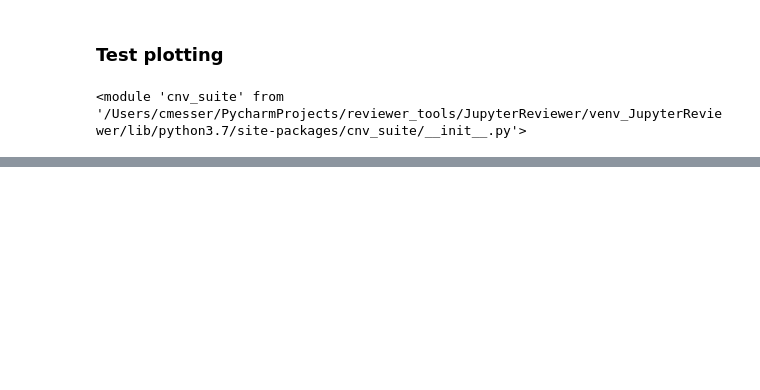
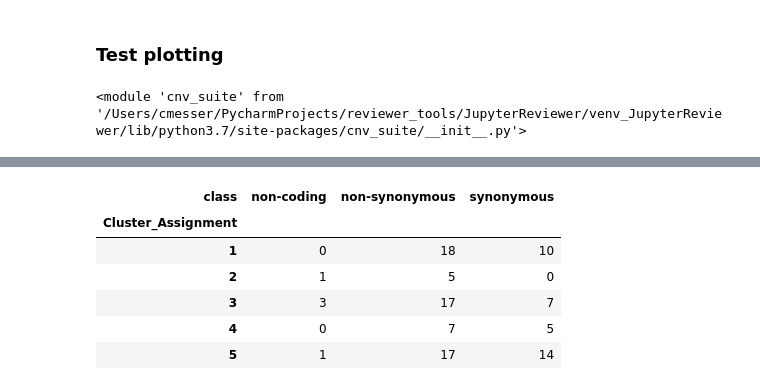
Before and after one commit to getzlab/AnnoMate, a Jupyter notebook: JupyterReviewer/Reviewers/PhylogicReviewer.ipynb, the cells around one changed output, grey strips where cells are left out. Drawn from its saved outputs; the diff is of its cells as text; code cells hidden in the pictures; blank space fills up the shorter version.

```diff
--- a/JupyterReviewer/Reviewers/PhylogicReviewer.ipynb
+++ b/JupyterReviewer/Reviewers/PhylogicReviewer.ipynb
@@ -313,3 +345,9 @@ import cnv_suite
 importlib.reload(cnv_suite)
 # %% [output]
 <module 'cnv_suite' from '/Users/cmesser/PycharmProjects/reviewer_tools/JupyterReviewer/venv_JupyterReviewer/lib/python3.7/site-packages/cnv_suite/__init__.py'>
+# %%
+mut_ccfs_df = pd.read_csv(df.loc['ONC106612', 'mut_ccfs'], sep='\t')
+mut_ccfs_df['unique_mut_id'] = mut_ccfs_df.apply(get_unique_identifier, axis=1)  # mut_ccfs file has default columns
+mut_ccfs_df.drop_duplicates('unique_mut_id', inplace=True)
+
+cluster_group = mut_ccfs_df.groupby('Cluster_Assignment')
@@ -315,0 +364,23 @@ importlib.reload(cnv_suite)
+# %%
+mut_ccfs_df['snp_indel'] = mut_ccfs_df['Variant_Type'].apply(lambda x: 'SNP' if x == 'SNP' else 'INDEL')
+snp_indel = mut_ccfs_df.groupby(['Cluster_Assignment', 'snp_indel']).size().unstack(fill_value=0)
+# %%
+def classify_mut(variant_class):
+    if variant_class in ['lincRNA', 'RNA', 'IGR', "3'UTR", "5'UTR", 'Intron', "5'Flank", "3'Flank"]:
+        return 'non-coding'
+    elif variant_class == 'Silent':
+        return 'synonymous'
+    else:
+        return 'non-synonymous'
+# %%
+mut_ccfs_df['class'] = mut_ccfs_df['Variant_Classification'].apply(classify_mut)
+mut_classes = mut_ccfs_df.groupby(['Cluster_Assignment', 'class']).size().unstack(fill_value=0)
+mut_classes
+# %% [output]
+| class | non-coding | non-synonymous | synonymous |
+| Cluster_Assignment |  |  |  |
+| 1 | 0 | 18 | 10 |
+| 2 | 1 | 5 | 0 |
+| 3 | 3 | 17 | 7 |
+| 4 | 0 | 7 | 5 |
+| 5 | 1 | 17 | 14 |
```
Also changed, not shown: parts of 19 cells of this notebook.
